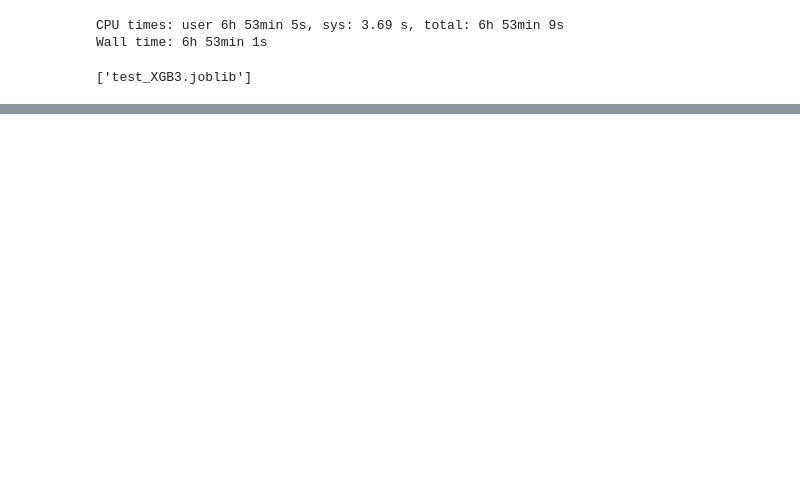
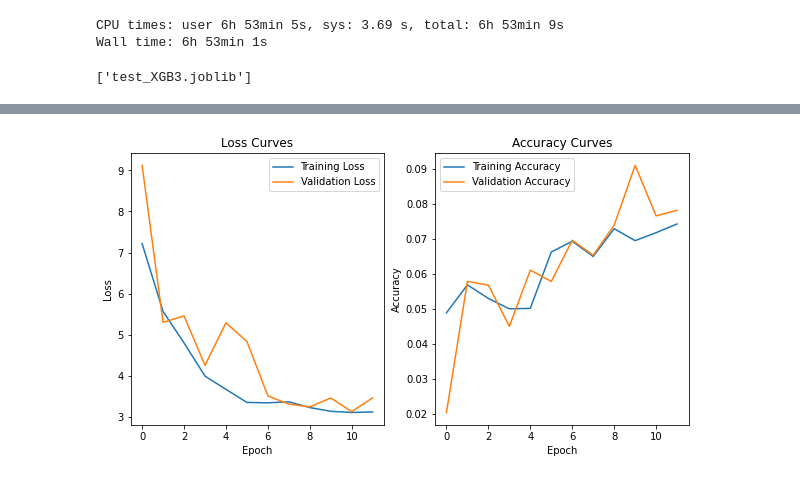
Before and after one commit to ekourkchi/incNET-data, a Jupyter notebook: incNET_modelExploration/incNET_exploreModels.ipynb, the cells around one changed output, grey strips where cells are left out. Drawn from its saved outputs; the diff is of its cells as text; code cells hidden in the pictures; blank space fills up the shorter version.

```diff
--- a/incNET_exploreModels.ipynb
+++ b/incNET_modelExploration/incNET_exploreModels.ipynb
@@ -358,0 +374,5 @@ dump(model5, 'test_XGB5.joblib')
+# %%
+n_epochs = 12
+model.fit(Train_seed0['X']/255., Train_seed0['y']-45, epochs=n_epochs, batch_size=512, shuffle=True,
+         validation_data=(Test_seed0['X']/255., Test_seed0['y']-45)
+         )
@@ -358,0 +398,28 @@ dump(model5, 'test_XGB5.joblib')
+# %%
+def plot_model_history(history, n_epochs=10):
+    '''Plot the training and validation history for a TensorFlow network'''
+
+    # Extract loss and accuracy
+    loss = history.history['loss']
+    val_loss = history.history['val_loss']
+    acc = history.history['accuracy']
+    val_acc = history.history['val_accuracy']
+
+    fig, ax = plt.subplots(nrows=1,ncols=2, figsize=(10,5))
+    ax[0].plot(np.arange(n_epochs), loss, label='Training Loss')
+    ax[0].plot(np.arange(n_epochs), val_loss, label='Validation Loss')
+    ax[0].set_title('Loss Curves')
+    ax[0].legend()
+    ax[0].set_xlabel('Epoch')
+    ax[0].set_ylabel('Loss')
+
+    ax[1].plot(np.arange(n_epochs), acc, label='Training Accuracy')
+    ax[1].plot(np.arange(n_epochs), val_acc, label='Validation Accuracy')
+    ax[1].set_title('Accuracy Curves')
+    ax[1].legend()
+    ax[1].set_xlabel('Epoch')
+    ax[1].set_ylabel('Accuracy')
+# %%
+plot_model_history(model.history, n_epochs=n_epochs)
+# %% [output]
+[figure, added]
```
Also changed, not shown: parts of 10 cells of this notebook.
